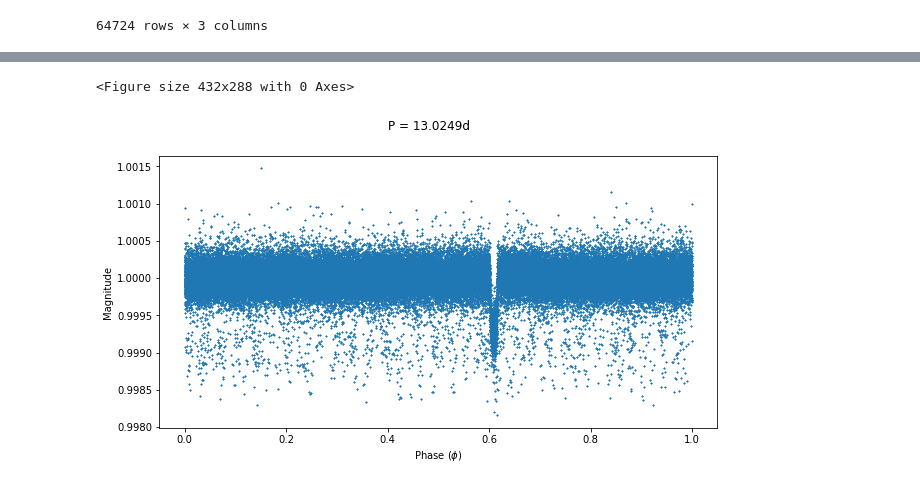
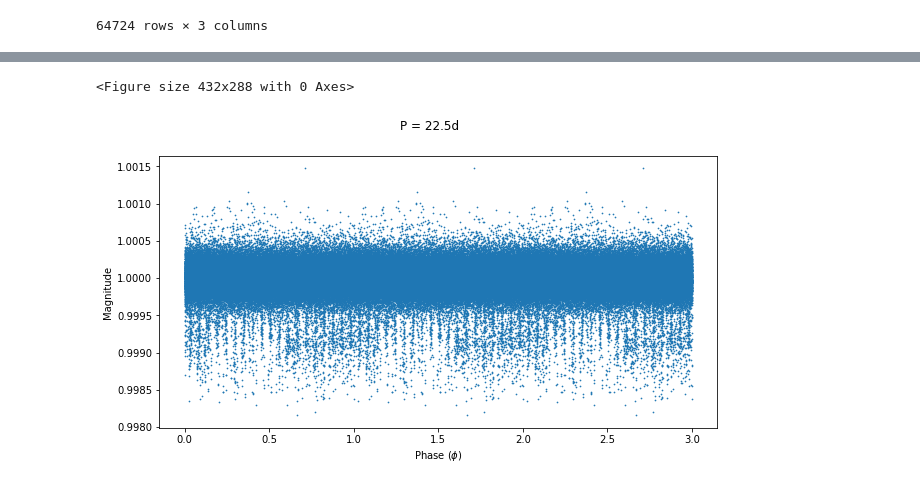
Before and after one commit to Hazel-H/astrolabs-PH30116-, a Jupyter notebook: PH30116/LIGHTCURVE_DATA.ipynb, the cells around one changed output, grey strips where cells are left out. Drawn from its saved outputs; the diff is of its cells as text; code cells hidden in the pictures.

```diff
--- a/PH30116/LIGHTCURVE_DATA.ipynb
+++ b/PH30116/LIGHTCURVE_DATA.ipynb
@@ -315,7 +315,7 @@ import numpy as np
 import pandas as pd
 
 
-def fold_lightcurve(filename, period, xlim0, xlim1,*args, **kwargs):
+def fold_lightcurve(filename, period,*args, **kwargs):
     obj_name = kwargs.get('obj_name', None)
     outdata = kwargs.get('output_file', 'folded_lc_data.csv')
     plotname = kwargs.get('plot_file', 'folded_lc.pdf')
@@ -341,8 +341,8 @@ def fold_lightcurve(filename, period, xlim0, xlim1,*args, **kwargs):
     ## concatenating the arrays to make phase -> 0 - 3
     ## This makes it easier to see if periodic lightcurves join up as expected
 
-    #phase_long = np.concatenate((data.Phase, data.Phase + 1.0, data.Phase + 2.0))
-    phase_long = np.concatenate((data.Phase, data.Phase, data.Phase))
+    phase_long = np.concatenate((data.Phase, data.Phase + 1.0, data.Phase + 2.0))
+    #phase_long = np.concatenate((data.Phase, data.Phase, data.Phase))
     mag_long = np.concatenate((data.mag, data.mag, data.mag))
     err_long = np.concatenate((data.error, data.error, data.error))
 
@@ -353,7 +353,6 @@ def fold_lightcurve(filename, period, xlim0, xlim1,*args, **kwargs):
 
     plt.xlabel('Phase ($\phi$)')
     plt.ylabel('Magnitude')
-    plt.xlim(xlim0,xlim1)
 
     ## making the plot title to include object and period.
     ## If no object name given in kwargs then title is just period
@@ -382,5 +378,5 @@ tmp=fold_lightcurve('test_fold.csv', 22.6845, 0.5, 0.6)
 # %%
-tmp=fold_lightcurve('test_fold.csv', 13.0249)
+tmp=fold_lightcurve('test_fold.csv', 22.5)
 # %% [output]
 <Figure size 432x288 with 0 Axes>
-[figure, old version]
+[figure, new version]
```
Also changed, not shown: parts of 20 cells of this notebook, 3 other files.
